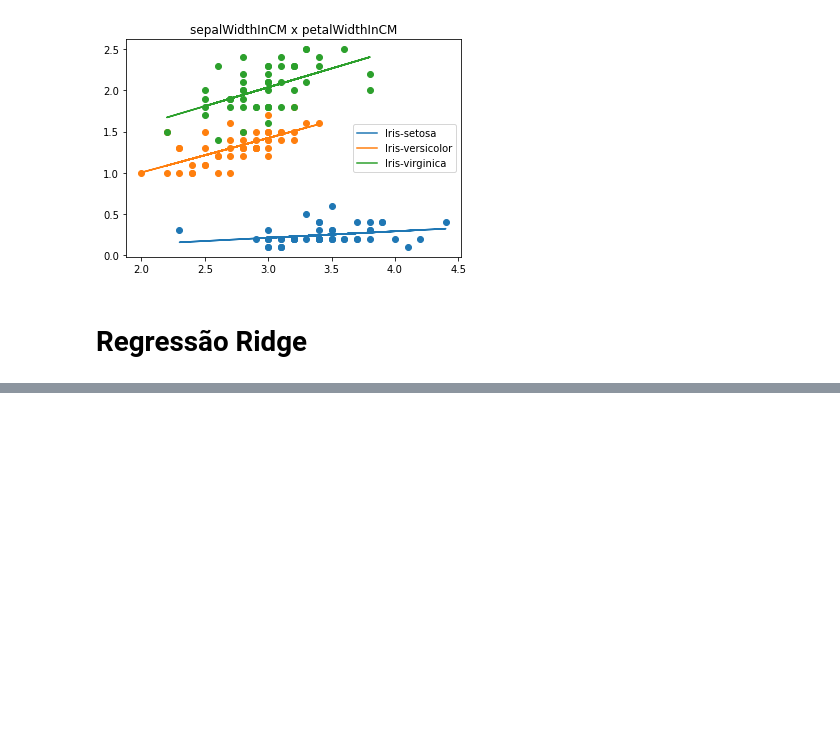
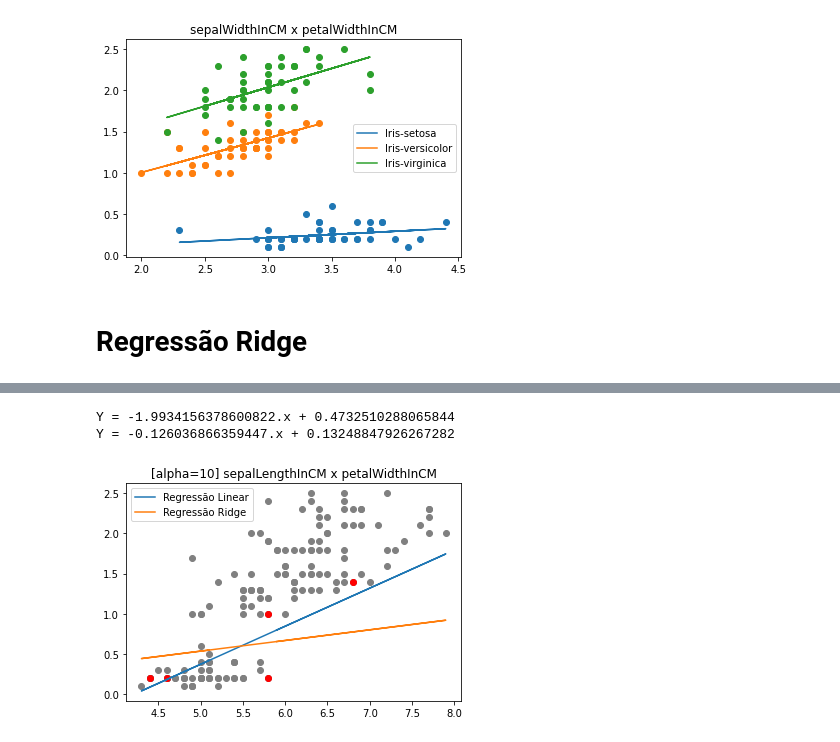
Before and after one commit to viniciuslettieri/Aprendizado-de-Maquina-2022.2, a Jupyter notebook: Linear Regression/linear_regression.ipynb, the cells around one changed output, grey strips where cells are left out. Cells and saved outputs as stored; diff of their text form; code cells hidden in the pictures; blank space fills up the shorter version.

```diff
--- a/Linear Regression/linear_regression.ipynb
+++ b/Linear Regression/linear_regression.ipynb
@@ -349,0 +412,6 @@ Hipótese Nula Rejeitada:  True
+# %%
+train_iris_sample(df_iris, 'sepalLengthInCM', 'petalWidthInCM', ridge_factor=10, sample=5)
+# %% [output]
+Y = -1.9934156378600822.x + 0.4732510288065844
+Y = -0.126036866359447.x + 0.13248847926267282
+[figure, added]
```
Also changed, not shown: parts of 10 cells of this notebook.
